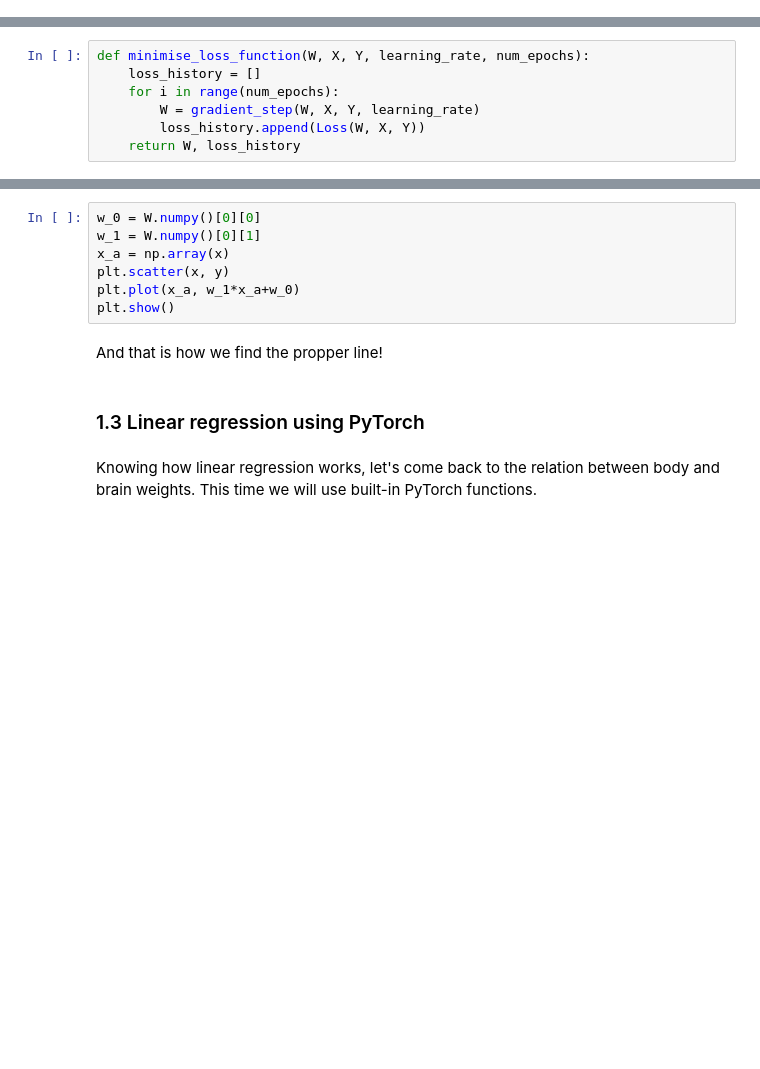
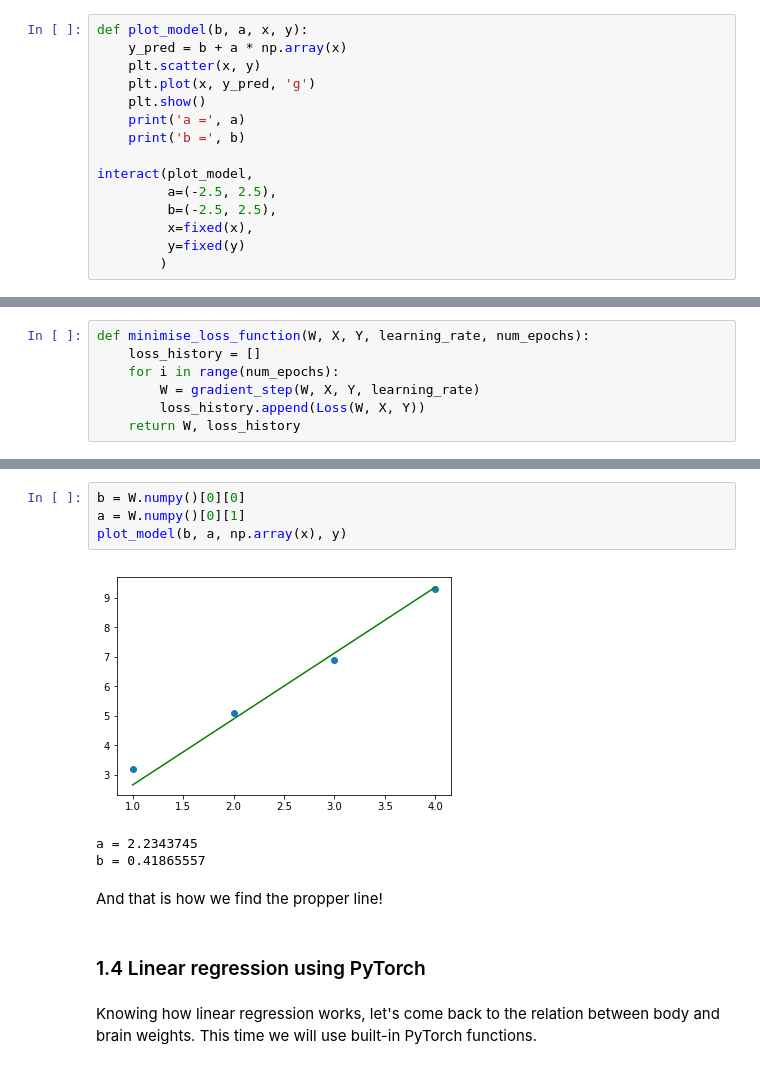
Before and after one commit to stared/thinking-in-tensors-writing-in-pytorch, a Jupyter notebook: 1. Linear regression.ipynb, the cells around one changed output, grey strips where cells are left out. Saved outputs shown, nothing was run; the diff lists cells and outputs as text; blank space fills up the shorter version.

Commit message:
Changes in linear regression

```diff
--- a/1. Linear regression.ipynb
+++ b/1. Linear regression.ipynb
@@ -48,0 +96,15 @@ to the analysed dataset. The only problem is how to find $w_0$ and $w_1$.
+# %%
+def plot_model(b, a, x, y):
+    y_pred = b + a * np.array(x)
+    plt.scatter(x, y)
+    plt.plot(x, y_pred, 'g')
+    plt.show()
+    print('a =', a)
+    print('b =', b)
+
+interact(plot_model,
+         a=(-2.5, 2.5),
+         b=(-2.5, 2.5),
+         x=fixed(x),
+         y=fixed(y)
+        )
@@ -125,14 +208,15 @@ plt.plot(list(range(num_epochs)), loss_history)
 # %%
-w_0 = W.numpy()[0][0]
-w_1 = W.numpy()[0][1]
-x_a = np.array(x)
-plt.scatter(x, y)
-plt.plot(x_a, w_1*x_a+w_0)
-plt.show()
+b = W.numpy()[0][0]
+a = W.numpy()[0][1]
+plot_model(b, a, np.array(x), y)
+# %% [output]
+[figure, added]
+a = 2.2343745
+b = 0.41865557
 # %% [markdown]
 And that is how we find the propper line!
 # %% [markdown]
-### 1.3 Linear regression using PyTorch
+### 1.4 Linear regression using PyTorch
 # %% [markdown]
 Knowing how linear regression works, let's come back to the relation between body and brain weights. This time we will use built-in PyTorch functions.
 # %% [markdown]
```
Also changed, not shown: parts of 35 cells of this notebook, 1 other file.
